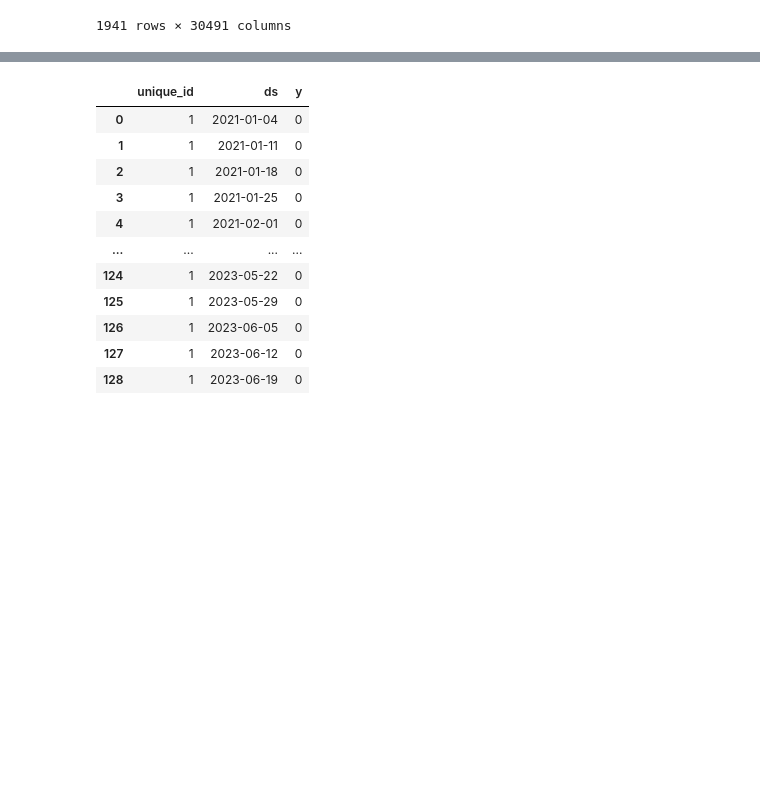
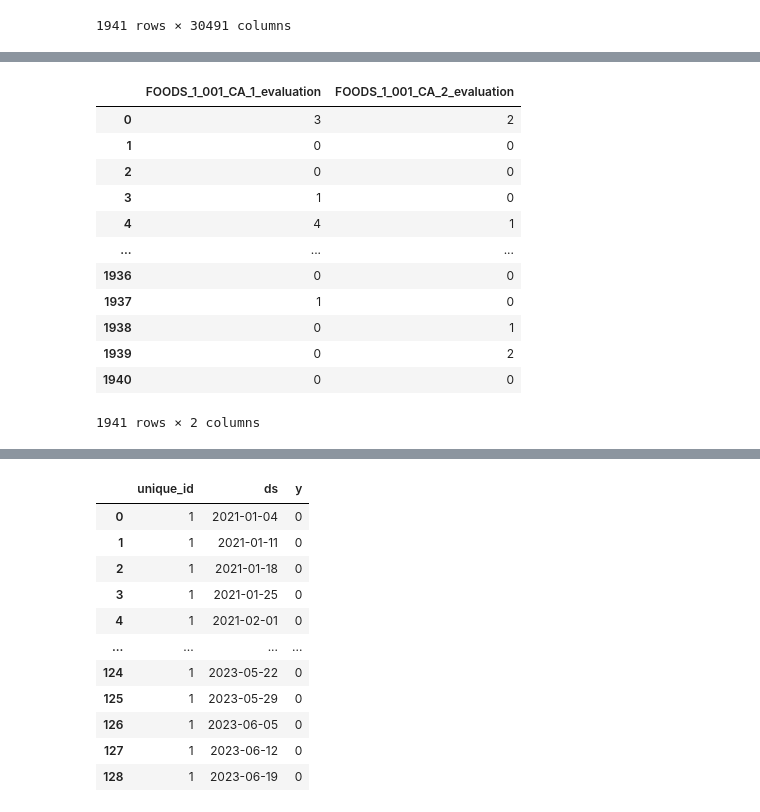
Before and after one commit to tqn14/SBC_classification_python, a Jupyter notebook: test_intermittent_demand.ipynb, the cells around one changed output, grey strips where cells are left out. Drawn from its saved outputs; the diff is of its cells as text; code cells hidden in the pictures; blank space fills up the shorter version.

```diff
--- a/test_intermittent_demand.ipynb
+++ b/test_intermittent_demand.ipynb
@@ -51,0 +45,17 @@ for i in range(a2.shape[0]):
+# %%
+test_data = data.iloc[:,1:3]
+test_data
+# %% [output]
+|  | FOODS_1_001_CA_1_evaluation | FOODS_1_001_CA_2_evaluation |
+| 0 | 3 | 2 |
+| 1 | 0 | 0 |
+| 2 | 0 | 0 |
+| 3 | 1 | 0 |
+| 4 | 4 | 1 |
+| ... | ... | ... |
+| 1936 | 0 | 0 |
+| 1937 | 1 | 0 |
+| 1938 | 0 | 1 |
+| 1939 | 0 | 2 |
+| 1940 | 0 | 0 |
+1941 rows × 2 columns
```
Also changed, not shown: parts of 25 cells of this notebook, 7 other files.
